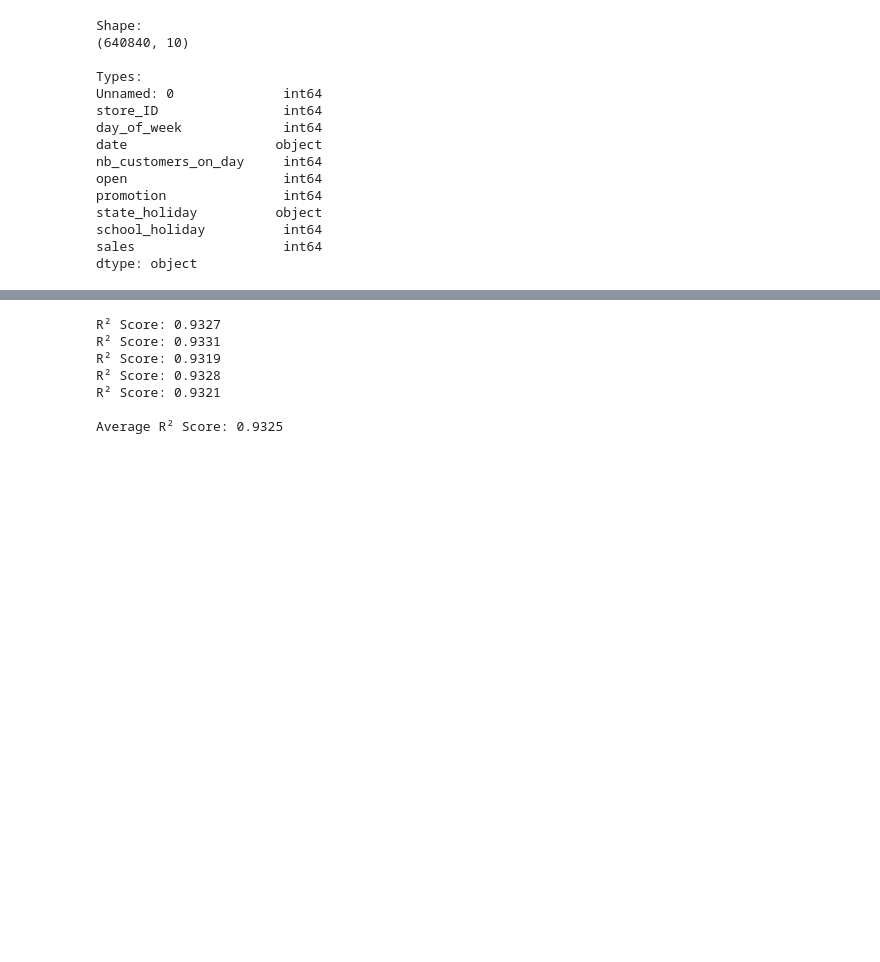
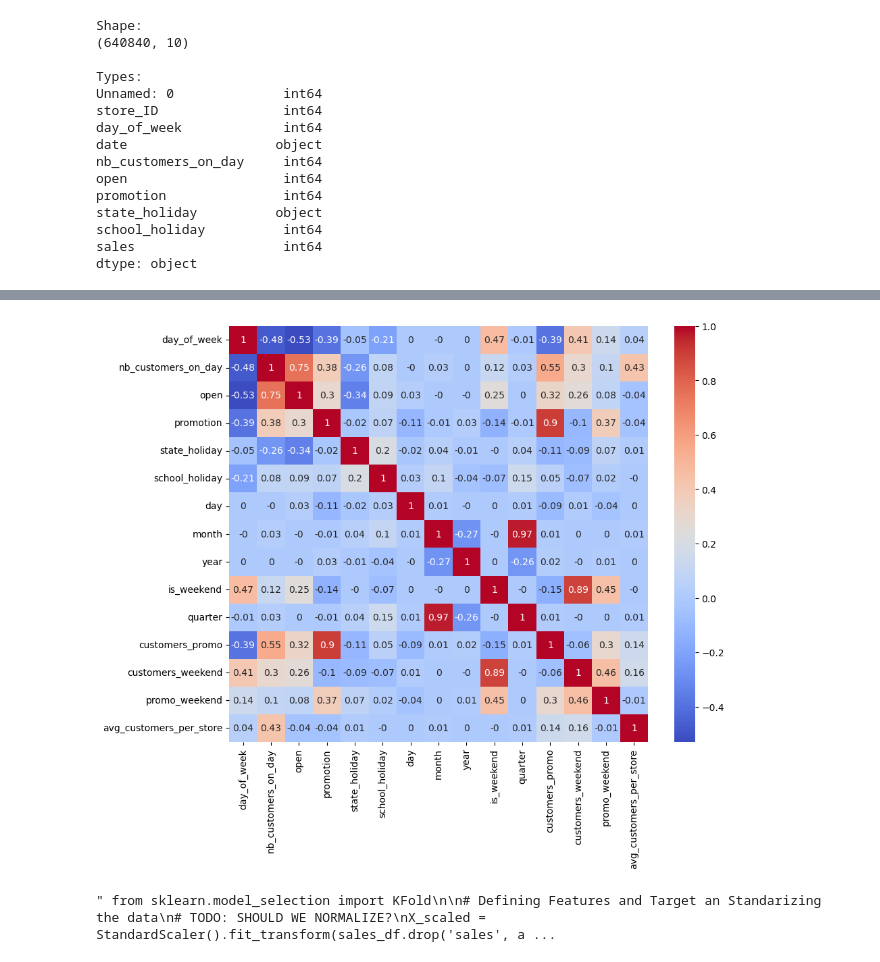
Before and after one commit to Grimngor/ironkaggle, a Jupyter notebook: main.ipynb, the cells around one changed output, grey strips where cells are left out. Drawn from its saved outputs; the diff is of its cells as text; code cells hidden in the pictures; blank space fills up the shorter version.

```diff
--- a/main.ipynb
+++ b/main.ipynb
@@ -66,10 +66,11 @@ dtype: object
 # %%
 # Checking to see if every value in Unnamed: 0 is unique. Which will mean it's and 'id' column and we can drop it
 if sales_df['Unnamed: 0'].unique().__len__() == sales_df.shape[0]:
-    sales_df = sales_df.drop('Unnamed: 0', axis=1)
+    print(f"We should consider dropping 'Unnamed: 0' as it's an id or index column")
 
-if real_sales_df['index'].unique().__len__() == real_sales_df.shape[0]:
-    real_sales_df = real_sales_df.drop('index', axis=1)
+# Checking for missing data
+print(sales_df.isnull().sum())
 
-sales_df.head()
+# Checking what the unique values in the 'state_holiday' column are
+print(sales_df['state_holiday'].unique())
 # %% [output]
@@ -160,5 +194,26 @@ plt.show()
+# %%
+### Data Exploration ### TODO: Explore more ways to visualize the data (i.e: Feature importance graph)
+### Pairs Plot ###
+plot = False
+
+if plot:
+    sns.pairplot(sales_df.sample(100))
+    plt.show()
+
+# Ploting a heatmap of the correlation between the different columns
+corr_df = no_outliers_df.drop(["Unnamed: 0", "store_ID", "date", "sales"], axis=1)
+corr = corr_df.corr().round(2)
+plt.figure(figsize=(10, 8))
+sns.heatmap(corr, annot=True, cmap="coolwarm")
+plt.show()
+
+# We'll drop "quarter" as we found out it has a hihg correlation with "month"
+# %% [output]
+[figure, added]
 # %%
-from sklearn.model_selection import KFold
+### K-Fold TESTING ###
+
+""" from sklearn.model_selection import KFold
 
 # Defining Features and Target an Standarizing the data
 # TODO: SHOULD WE NORMALIZE?
@@ -166,10 +221,13 @@ X_scaled = StandardScaler().fit_transform(sales_df.drop('sales', axis=1))
 X_scaled_real = StandardScaler().fit_transform(real_sales_df)
 y = sales_df['sales']
 
+
+# Spliting the data with K Folds
 n_splits = 5
 kf = KFold(n_splits=n_splits, shuffle=True) #, random_state=42
 sum_r2 =0
 
+# Training and evaluating the model
 for train_index, test_index in kf.split(X_scaled):
     X_train, X_test = X_scaled[train_index], X_scaled[test_index]
     y_train, y_test = y[train_index], y[test_index]
@@ -181,12 +239,6 @@ for train_index, test_index in kf.split(X_scaled):
     r2 = r2_score(y_test, y_pred)
     sum_r2 += r2
     print(f'R² Score: {r2.round(4)}')
-print(f'\nAverage R² Score: {(sum_r2/n_splits).round(4)}')
+print(f'\nAverage R² Score: {(sum_r2/n_splits).round(4)}') """
 # %% [output]
-R² Score: 0.9327
-R² Score: 0.9331
-R² Score: 0.9319
-R² Score: 0.9328
-R² Score: 0.9321
-
-Average R² Score: 0.9325
+" from sklearn.model_selection import KFold\n\n# Defining Features and Target an Standarizing the data\n# TODO: SHOULD WE NORMALIZE?\nX_scaled = StandardScaler().fit_transform(sales_df.drop('sales', a ...
```
Also changed, not shown: parts of 30 cells of this notebook, 2 other files.
